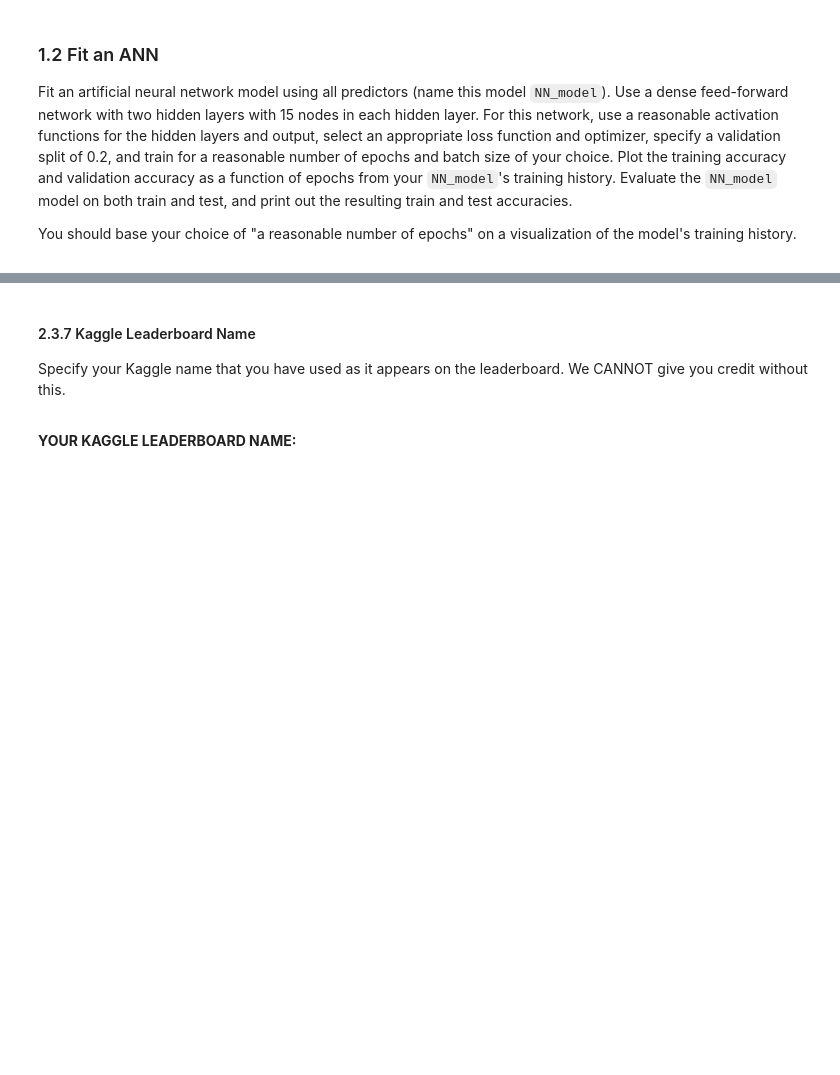
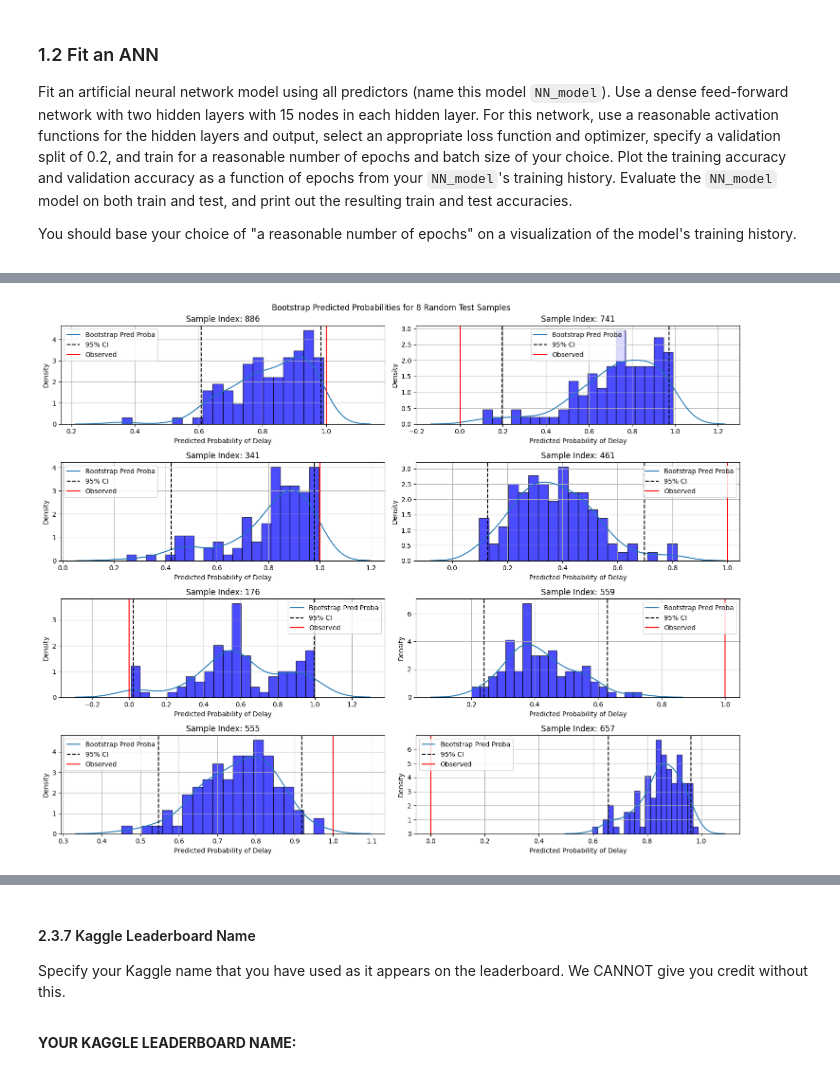
Before and after one commit to Andrew-S-Jing/cs1090b, a Jupyter notebook: hw/hw1/cs1090b_hw1.ipynb, the cells around one changed output, grey strips where cells are left out. Drawn from its saved outputs; the diff is of its cells as text; code cells hidden in the pictures; blank space fills up the shorter version.

```diff
--- a/hw/hw1/cs1090b_hw1.ipynb
+++ b/hw/hw1/cs1090b_hw1.ipynb
@@ -333,0 +602,19 @@ def progressbar(n_step, n_total):
+# %%
+%%time
+# Bootstrap and train your networks and get predictions on X test
+n_bootstraps = 100
+bootstrap_test_y_pred_proba = []
+for i in tqdm.tqdm(range(n_bootstraps), desc="Bootstraps", leave=True, position=0):
+    # create bootstrap sample
+    X_train_bootstrap, y_train_bootstrap = resample(
+        X_train_only, y_train_only, replace=True, random_state=SEED + i
+    )
+    # train model on bootstrap sample and get epoch_to_state_dict
+    epoch_to_state_dict = flight_delay_nn(
+        X_train_bootstrap, y_train_bootstrap, tqdm_pos=1
+    )
+    # evaluate epoch_to_state_dict on test set and get test_y_pred_proba for each epoch
+    results = evaluate_epoch_to_acc(epoch_to_state_dict, X_val, y_val)
+    best_val_acc_epoch = np.argmax(results["val_acc"])
+    bootstrap_test_y_pred_proba.append(results["test_y_pred_proba"][best_val_acc_epoch])
+bootstrap_test_y_pred_proba = np.array(bootstrap_test_y_pred_proba)
@@ -333,0 +624,54 @@ def progressbar(n_step, n_total):
+# %%
+# generate your plot
+set_seed()
+eight_sample_idxs = randint(0, len(X_test_std), (8,)).tolist()
+eight_sample_data = [
+    {
+        "idx": idx,
+        "y_true": y_test.iloc[idx],
+        "y_pred_proba": bootstrap_test_y_pred_proba[:, idx],
+        "ci_lower": np.percentile(bootstrap_test_y_pred_proba[:, idx], 2.5),
+        "ci_upper": np.percentile(bootstrap_test_y_pred_proba[:, idx], 97.5),
+    }
+    for idx in eight_sample_idxs
+]
+
+fig, axes = plt.subplots(nrows=4, ncols=2, figsize=(15, 12))
+plt.suptitle("Bootstrap Predicted Probabilities for 8 Random Test Samples")
+for ax, sample in zip(axes.flatten(), eight_sample_data):
+    ax.hist(
+        sample["y_pred_proba"],
+        density=True,
+        bins=20,
+        alpha=0.7,
+        color="blue",
+        edgecolor="black",
+    )
+    sns.kdeplot(
+        sample["y_pred_proba"], ax=ax, color="blue", label="Bootstrap Pred Proba"
+    )
+    ax.axvline(
+        x=sample["ci_lower"],
+        color="black",
+        linestyle="--",
+        label="95% CI",
+    )
+    ax.axvline(
+        x=sample["ci_upper"],
+        color="black",
+        linestyle="--",
+    )
+    ax.axvline(
+        x=sample["y_true"],
+        color="red",
+        label="Observed",
+    )
+    ax.set_title(f"Sample Index: {sample['idx']}")
+    ax.set_xlabel("Predicted Probability of Delay")
+    ax.set_ylabel("Density")
+    ax.legend()
+    ax.grid()
+plt.tight_layout()
+plt.show()
+# %% [output]
+[figure, added]
```
Also changed, not shown: parts of 66 cells of this notebook, 3 other files.
